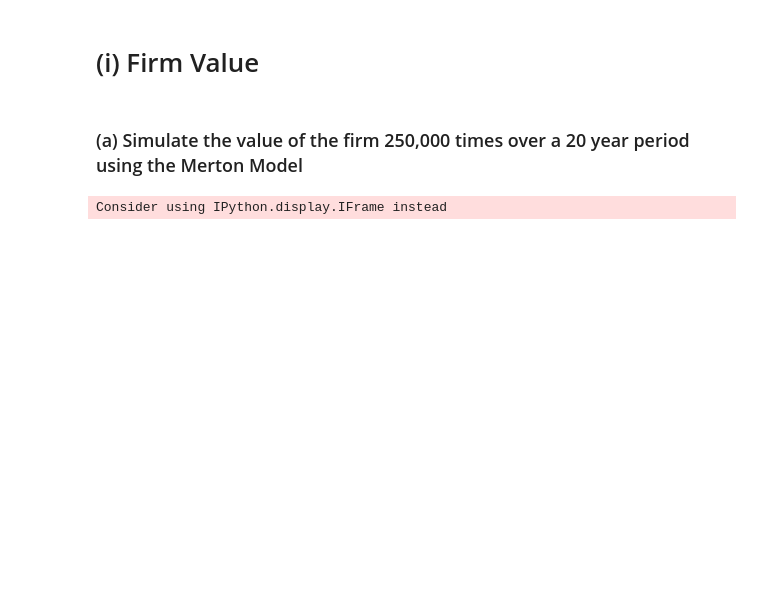
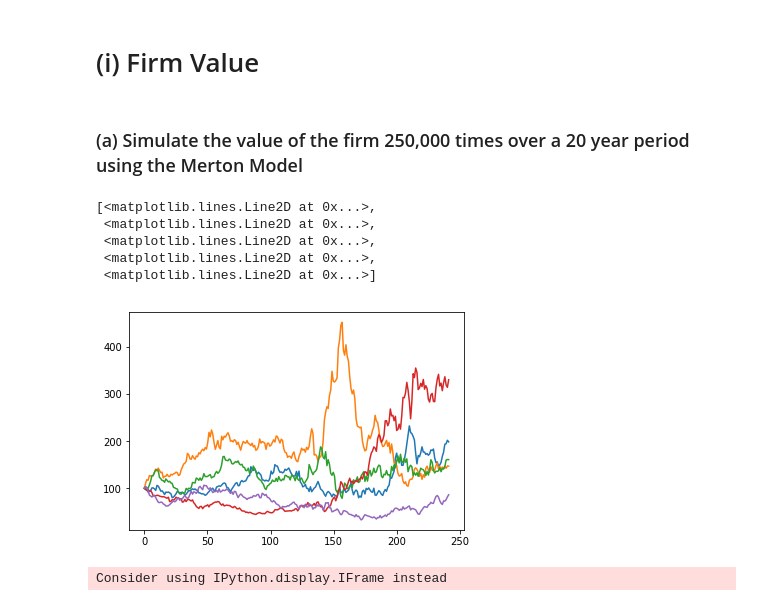
Before and after one commit to Amcdonne95/Imperial_Credit_RIsk, a Jupyter notebook: Merton_BlackCox_Model.ipynb, the cells around one changed output. Cells and saved outputs as stored; diff of their text form; code cells hidden in the pictures; blank space fills up the shorter version.

```diff
--- a/Merton_BlackCox_Model.ipynb
+++ b/Merton_BlackCox_Model.ipynb
@@ -35,6 +38,23 @@ def merton_model(V, K, sigma, T, dt, iRate, num_paths):
     return asset_value
 # %%
 simulated_asset_values = merton_model(V=100, K=80, sigma=.15, T=20, dt=1/12, iRate=0.031, num_paths=250000)
+# %%
+# Faster more effiecient plotting for randomly selected paths; not as clean of a plot as the other though
+fig = plt.figure()
+ax = plt.axes()
+x = np.linspace(0, 241, num=241)
+ax.plot(x, simulated_asset_values[:,np.random.randint(250000)],
+         x, simulated_asset_values[:,np.random.randint(250000)],
+         x, simulated_asset_values[:,np.random.randint(250000)],
+         x, simulated_asset_values[:,np.random.randint(250000)],
+         x, simulated_asset_values[:,np.random.randint(250000)])
+# %% [output]
+[<matplotlib.lines.Line2D at 0x...>,
+ <matplotlib.lines.Line2D at 0x...>,
+ <matplotlib.lines.Line2D at 0x...>,
+ <matplotlib.lines.Line2D at 0x...>,
+ <matplotlib.lines.Line2D at 0x...>]
+[figure, added]
 # %%
 #np.random.randint(250000)
 
```
Also changed, not shown: parts of 14 cells of this notebook.
